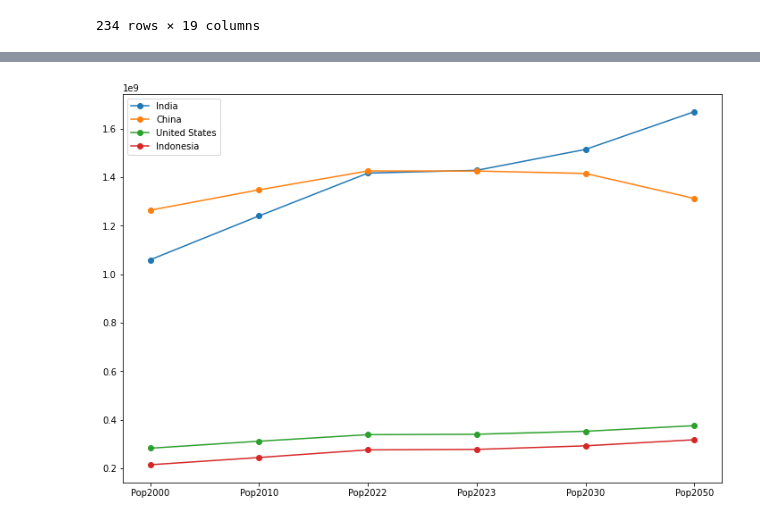
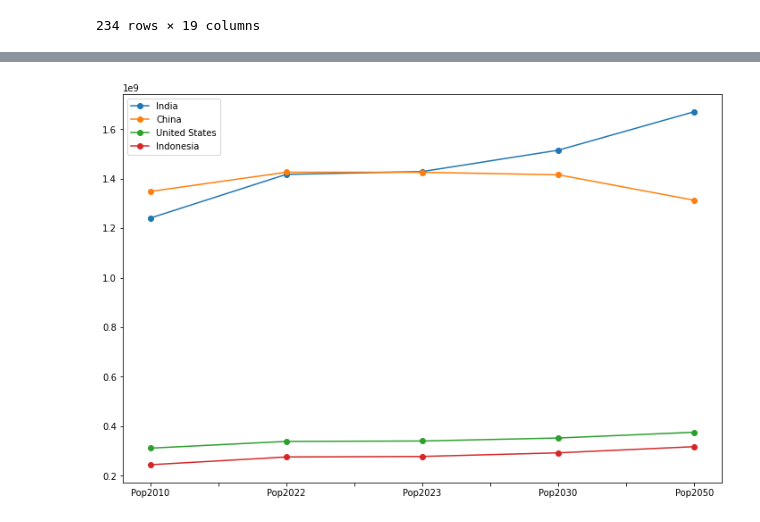
Before and after one commit to g-st180/World_Population2023_EDA, a Jupyter notebook: World_population_Notebook.ipynb, the cells around one changed output, grey strips where cells are left out. Saved outputs shown, nothing was run; the diff lists cells and outputs as text; code cells hidden in the pictures.

Commit message:
ADDED SOME MORE PLOTS

```diff
--- a/World_population_Notebook.ipynb
+++ b/World_population_Notebook.ipynb
@@ -294,2 +279,0 @@ Name: Growthrate, dtype: float64
-# %%
-df.set_index('Country',inplace=True)
@@ -296,10 +333,10 @@ df.set_index('Country',inplace=True)
 # %%
-df.iloc[0,10:].plot(kind='line',figsize=(12,8),marker='o')
-df.iloc[1,10:].plot(kind='line',figsize=(12,8),marker='o')
-df.iloc[2,10:].plot(kind='line',figsize=(12,8),marker='o')
-df.iloc[3,10:].plot(kind='line',figsize=(12,8),marker='o')
+df.iloc[0,13:].plot(kind='line',figsize=(12,8),marker='o')
+df.iloc[1,13:].plot(kind='line',figsize=(12,8),marker='o')
+df.iloc[2,13:].plot(kind='line',figsize=(12,8),marker='o')
+df.iloc[3,13:].plot(kind='line',figsize=(12,8),marker='o')
 
 plt.legend()
 plt.show()
 # %% [output]
-[figure, old version]
+[figure, new version]
```
Also changed, not shown: parts of 30 cells of this notebook.
